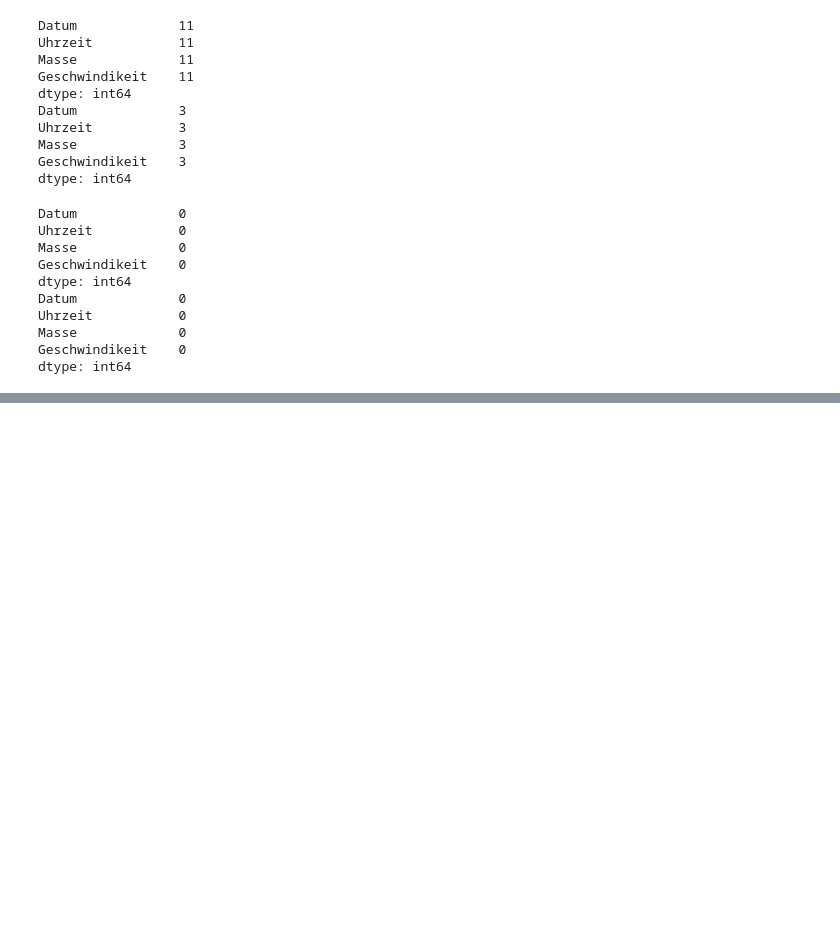
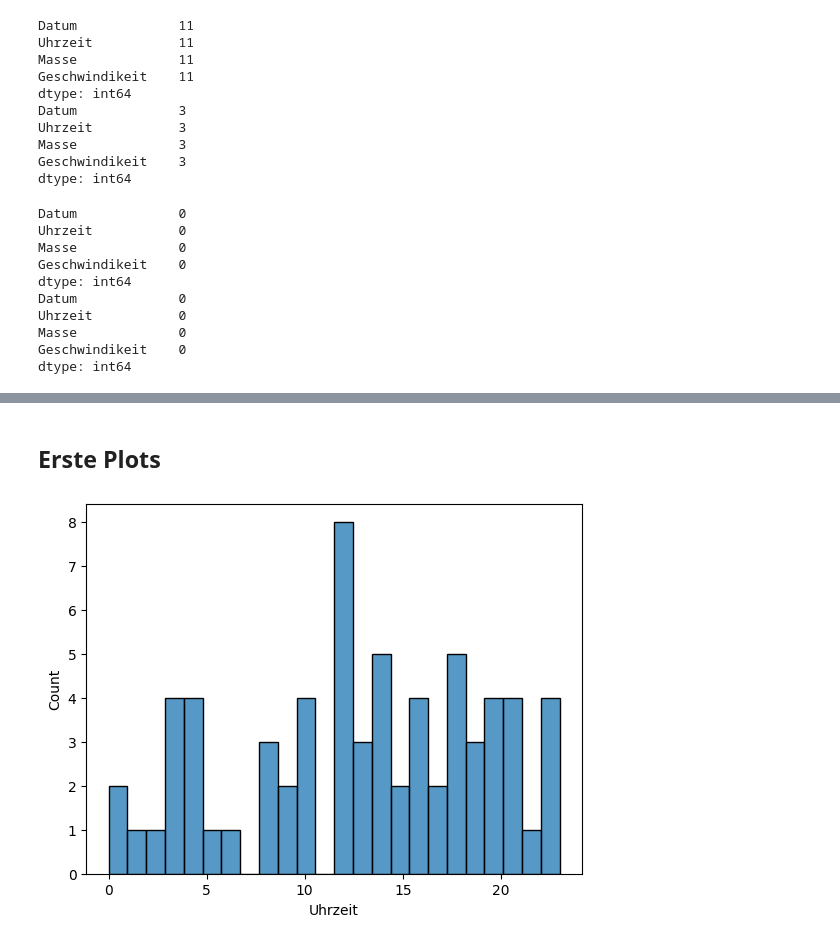
Before and after one commit to staldenhoefler/Steinschlag, a Jupyter notebook: eda/dsa_eda.ipynb, the cells around one changed output, grey strips where cells are left out. Saved outputs shown, nothing was run; the diff lists cells and outputs as text; code cells hidden in the pictures; blank space fills up the shorter version.

Commit message:
Added plots

```diff
--- a/eda/dsa_eda.ipynb
+++ b/eda/dsa_eda.ipynb
@@ -111,0 +115,7 @@ dtype: int64
+# %%
+abloeseZone1["Datum"] = pd.to_datetime(abloeseZone1["Datum"])
+abloeseZone1["Uhrzeit"] = pd.to_datetime(abloeseZone1["Uhrzeit"]).dt.hour
+abloeseZone1.dtypes
+abloeseZone2["Datum"] = pd.to_datetime(abloeseZone2["Datum"])
+abloeseZone2["Uhrzeit"] = pd.to_datetime(abloeseZone2["Uhrzeit"]).dt.hour
+abloeseZone2.dtypes
@@ -111,0 +163,7 @@ dtype: int64
+# %% [markdown]
+## Erste Plots
+# %%
+sns.histplot(data=abloeseZone1, x="Uhrzeit", bins=24)
+plt.show()
+# %% [output]
+[figure, added]
```
Also changed, not shown: parts of 8 cells of this notebook, 1 other file.
